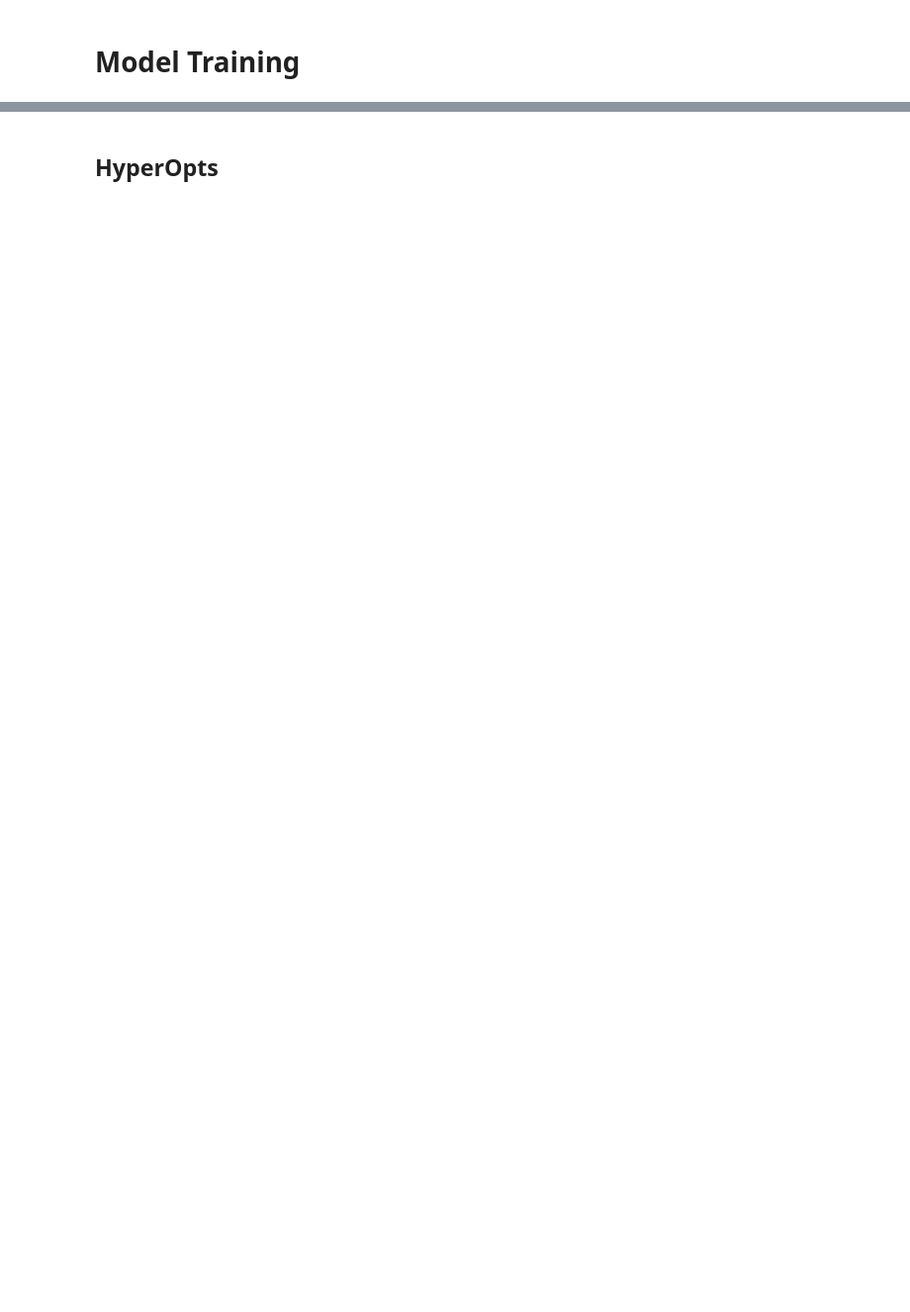
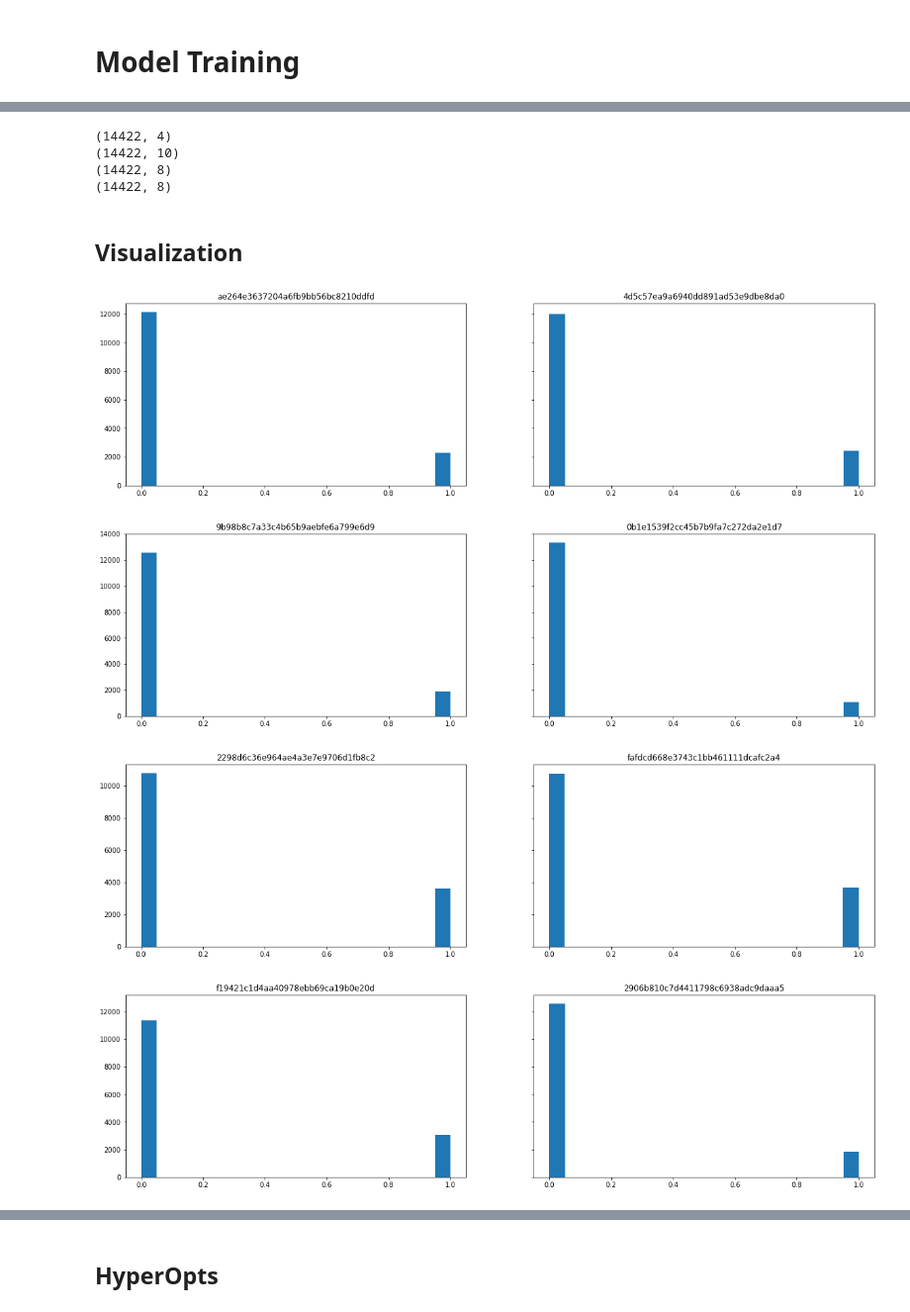
Before and after one commit to LeoYuanjieLi/starbucks_ml, a Jupyter notebook: Model_Training.ipynb, the cells around one changed output, grey strips where cells are left out. Shown: that part at 99% size. Cells and saved outputs as stored; diff of their text form; code cells hidden in the pictures; blank space fills up the shorter version.

```diff
--- a/Model_Training.ipynb
+++ b/Model_Training.ipynb
@@ -14,5 +20,5 @@ print (sys.executable)
 # %%
-X_1 = pd.read_csv('training_data/feature_group_1.csv', index_col='id')
-X_2 = pd.read_csv('training_data/feature_group_2.csv', index_col='id')
-
-y = pd.read_csv('training_data/target.csv', index_col='id')
+X_1 = pd.read_csv('training_data/feature_1_cleaned.csv', index_col='id')
+X_2 = pd.read_csv('training_data/feature_2_cleaned.csv', index_col='id')
+sensitivity = pd.read_csv('training_data/coupon_sensitivity.csv', index_col='id')
+y = pd.read_csv('training_data/target_cleaned.csv', index_col='id')
@@ -24,12 +24,0 @@ common_index = common_index.intersection(set(X_2.index))
-# %%
-for row in y.index:
-    if row not in common_index:
-        y.drop(row, axis=0, inplace=True)
-
-for row in X_1.index:
-    if row not in common_index:
-        X_1.drop(row, axis=0, inplace=True)
-
-for row in X_2.index:
-    if row not in common_index:
-        X_2.drop(row, axis=0, inplace=True)
@@ -63,0 +25,40 @@ X_2.head()
+# %%
+common_index = set(X_1.index).intersection(set(y.index))
+common_index = common_index.intersection(set(X_2.index))
+common_index = common_index.intersection(set(sensitivity.index))
+
+for row in sensitivity.index:
+    if row not in common_index:
+        sensitivity.drop(row, axis=0, inplace=True)
+
+print(X_1.shape)
+print(X_2.shape)
+print(y.shape)
+print(sensitivity.shape)
+# %% [output]
+(14422, 4)
+(14422, 10)
+(14422, 8)
+(14422, 8)
+# %% [markdown]
+## Visualization
+# %%
+feature_df = y
+
+for i in range(0, len(feature_df.columns), 2) :
+    n_bins = 20
+    fig, axs = plt.subplots(1, 2, sharey=True, figsize=(20,5))
+
+    x = feature_df[feature_df.columns[i]]
+    axs[0].hist(x, bins=n_bins)
+    axs[0].set_title(feature_df.columns[i])
+
+    if i+1 < len(feature_df.columns):
+        _y = feature_df[feature_df.columns[i+1]]
+        axs[1].hist(_y, bins=n_bins)
+        axs[1].set_title(feature_df.columns[i+1])
+# %% [output]
+[figure, added]
+[figure, added]
+[figure, added]
+[figure, added]
```
Also changed, not shown: parts of 35 cells of this notebook, 14 other files.
